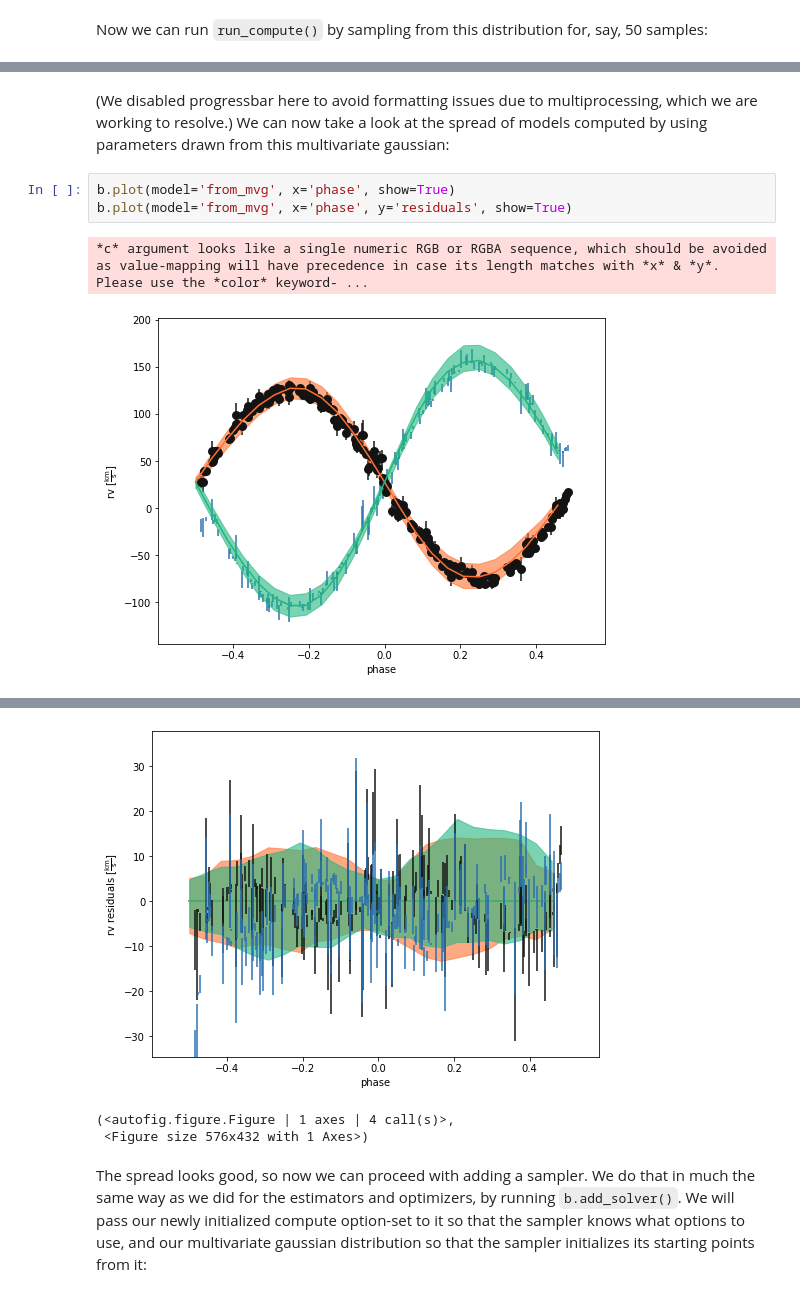
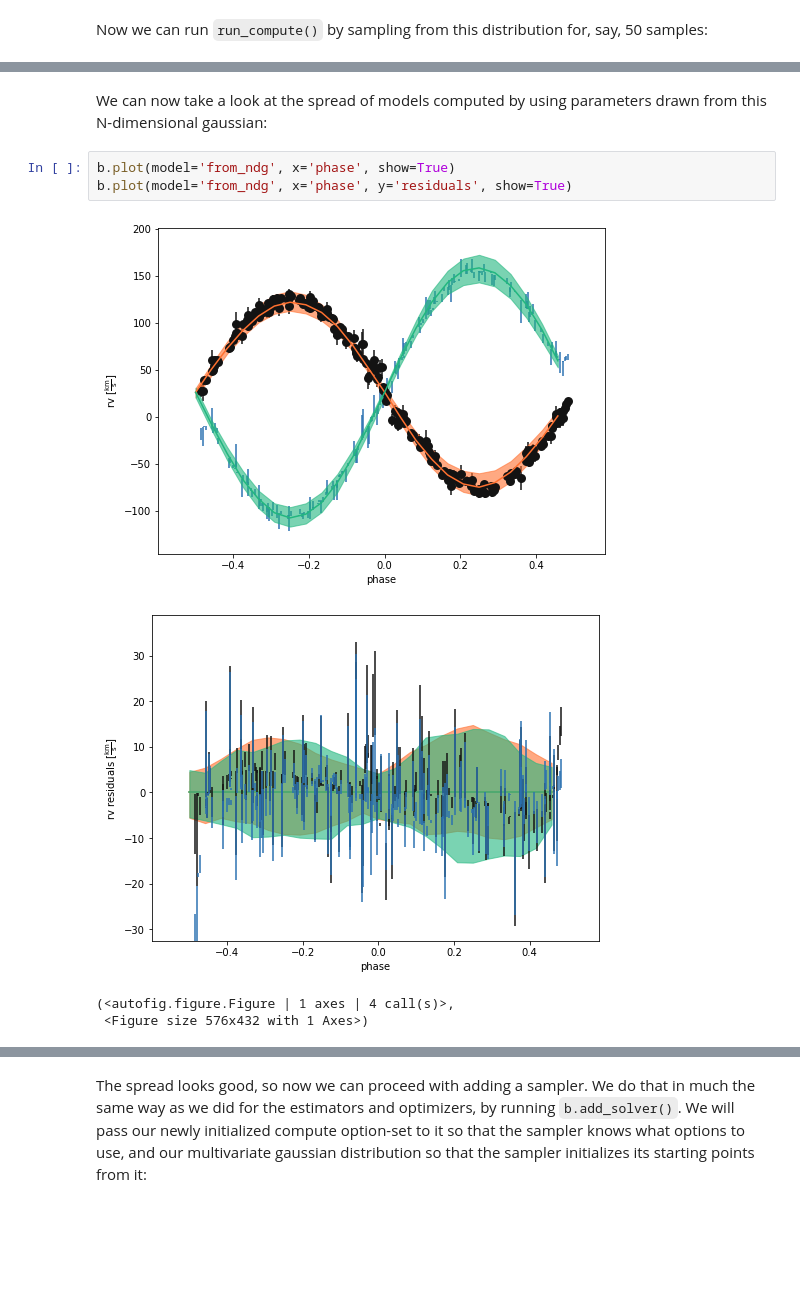
Before and after one commit to phoebe-project/phoebe2-workshop, a Jupyter notebook: Tutorial_10_mcmc.ipynb, the cells around one changed output, grey strips where cells are left out. Saved outputs shown, nothing was run; the diff lists cells and outputs as text; blank space fills up the shorter version.

```diff
--- a/Tutorial_10_mcmc.ipynb
+++ b/Tutorial_10_mcmc.ipynb
@@ -95,10 +103,12 @@ b.run_compute(compute='dyn_rv', sample_from='mvg', sample_num=50, model='from_mv
 # %% [output]
 <ParameterSet: 10 parameters | components: primary, secondary>
 # %% [markdown]
-(We disabled progressbar here to avoid formatting issues due to multiprocessing, which we are working to resolve.) We can now take a look at the spread of models computed by using parameters drawn from this multivariate gaussian:
+We can now take a look at the spread of models computed by using parameters drawn from this N-dimensional gaussian:
 # %%
-b.plot(model='from_mvg', x='phase', show=True)
-b.plot(model='from_mvg', x='phase', y='residuals', show=True)
+b.plot(model='from_ndg', x='phase', show=True)
+b.plot(model='from_ndg', x='phase', y='residuals', show=True)
 # %% [output]
+[figure, new version]
+[figure, new version]
-*c* argument looks like a single numeric RGB or RGBA sequence, which should be avoided as value-mapping will have precedence in case its length matches with *x* & *y*.  Please use the *color* keyword- ...
+(<autofig.figure.Figure | 1 axes | 4 call(s)>,
+ <Figure size 576x432 with 1 Axes>)
-[figure, old version]
@@ -119,6 +115,3 @@ b.plot(model='from_mvg', x='phase', y='residuals', show=True)
-[figure, old version]
-(<autofig.figure.Figure | 1 axes | 4 call(s)>,
- <Figure size 576x432 with 1 Axes>)
 # %% [markdown]
 The spread looks good, so now we can proceed with adding a sampler. We do that in much the same way as we did for the estimators and optimizers, by running `b.add_solver()`. We will pass our newly initialized compute option-set to it so that the sampler knows what options to use, and our multivariate gaussian distribution so that the sampler initializes its starting points from it:
 # %%
```
Also changed, not shown: parts of 14 cells of this notebook, 2 other files.
